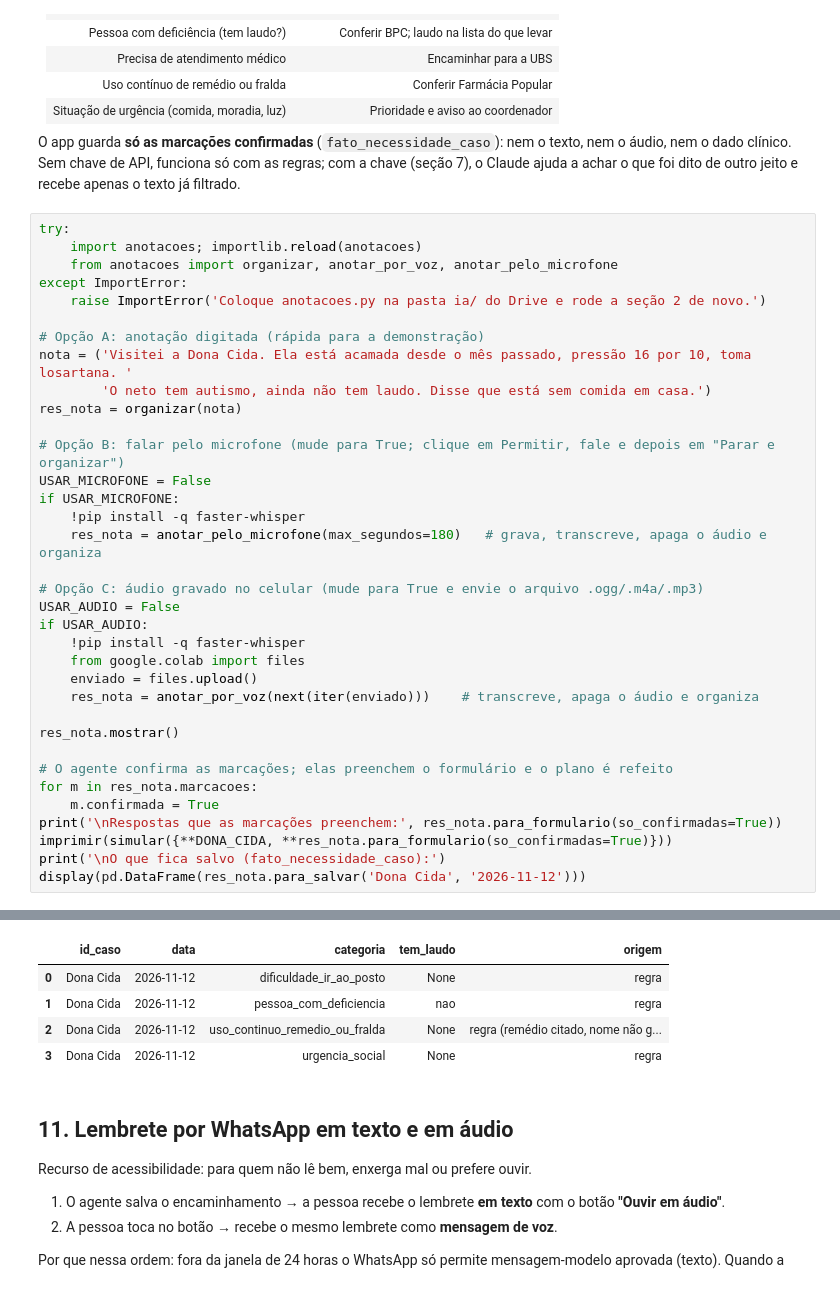
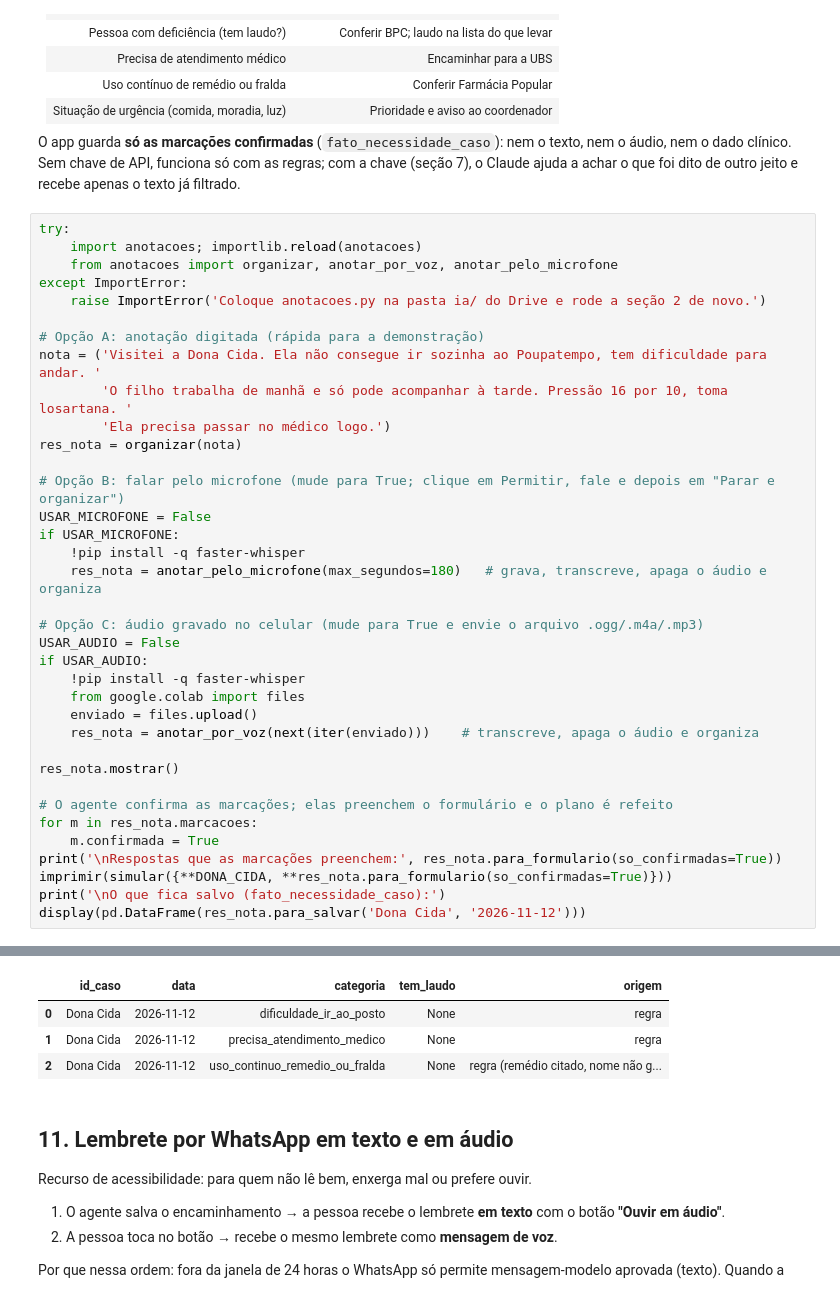
Before and after one commit to Karen-Akemi/Caminho_dos_direitos, a Jupyter notebook: notebooks/caminho_dos_direitos_colab_v4.ipynb, the cells around one changed output, grey strips where cells are left out. Saved outputs shown, nothing was run; the diff lists cells and outputs as text.

```diff
--- a/notebooks/caminho_dos_direitos_colab_v4.ipynb
+++ b/notebooks/caminho_dos_direitos_colab_v4.ipynb
@@ -341,8 +334,9 @@ except ImportError:
     raise ImportError('Coloque anotacoes.py na pasta ia/ do Drive e rode a seção 2 de novo.')
 
 # Opção A: anotação digitada (rápida para a demonstração)
-nota = ('Visitei a Dona Cida. Ela está acamada desde o mês passado, pressão 16 por 10, toma losartana. '
-        'O neto tem autismo, ainda não tem laudo. Disse que está sem comida em casa.')
+nota = ('Visitei a Dona Cida. Ela não consegue ir sozinha ao Poupatempo, tem dificuldade para andar. '
+        'O filho trabalha de manhã e só pode acompanhar à tarde. Pressão 16 por 10, toma losartana. '
+        'Ela precisa passar no médico logo.')
 res_nota = organizar(nota)
 
 # Opção B: falar pelo microfone (mude para True; clique em Permitir, fale e depois em "Parar e organizar")
@@ -387,10 +381,9 @@ Respostas que as marcações preenchem: {'pcd': 'sim', 'precisa_remedio_ou_frald
 
 O que fica salvo (fato_necessidade_caso):
 |  | id_caso | data | categoria | tem_laudo | origem |
 | 0 | Dona Cida | 2026-11-12 | dificuldade_ir_ao_posto | None | regra |
-| 1 | Dona Cida | 2026-11-12 | pessoa_com_deficiencia | nao | regra |
+| 1 | Dona Cida | 2026-11-12 | precisa_atendimento_medico | None | regra |
 | 2 | Dona Cida | 2026-11-12 | uso_continuo_remedio_ou_fralda | None | regra (remédio citado, nome não g... |
-| 3 | Dona Cida | 2026-11-12 | urgencia_social | None | regra |
 # %% [markdown]
 ## 11. Lembrete por WhatsApp em texto e em áudio
 Recurso de acessibilidade: para quem não lê bem, enxerga mal ou prefere ouvir.
```
Also changed, not shown: parts of 7 cells of this notebook, 1 other file.
